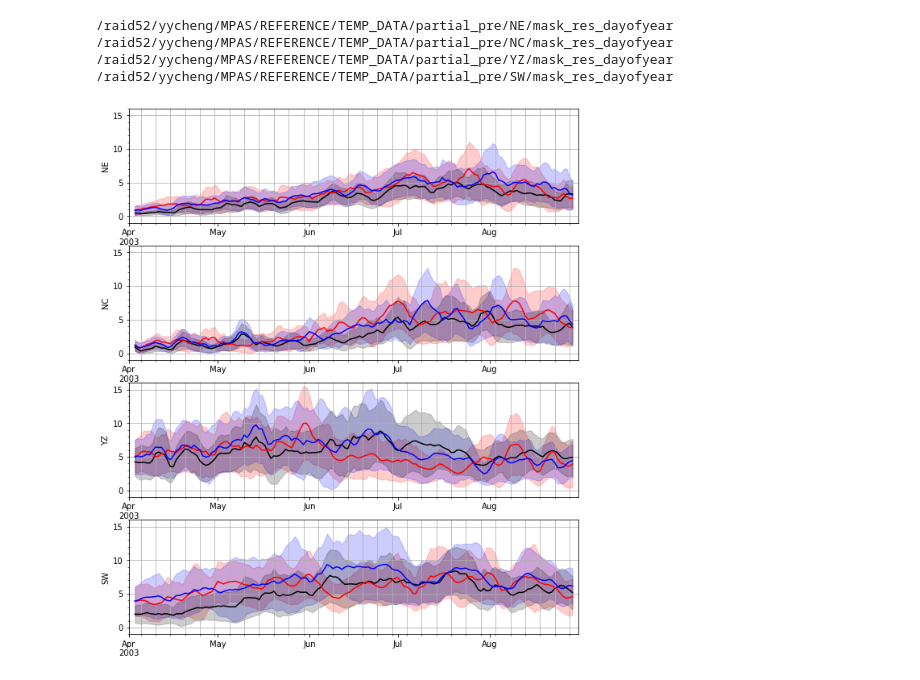
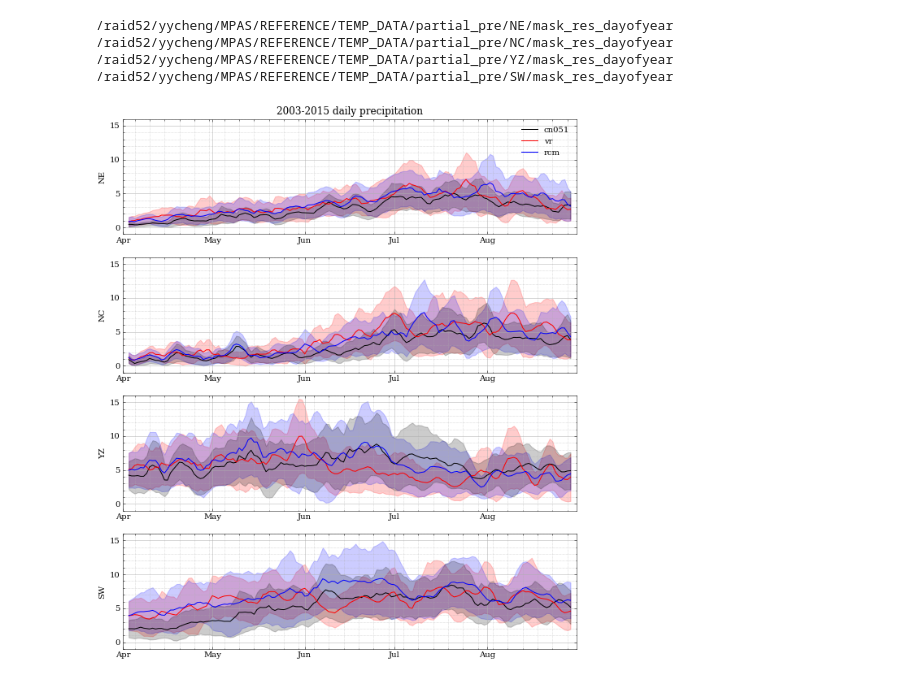
Before and after one commit to dozerlcl/MPAS_case_study, a Jupyter notebook: 92-25km_vr_rcm_postprocess/visualization/check_obs/check_cn051/pre/time_series_partial/precip_timemean_all_partial.ipynb, the cells around one changed output. Saved outputs shown, nothing was run; the diff lists cells and outputs as text; code cells hidden in the pictures.

```diff
--- a/92-25km_vr_rcm_postprocess/visualization/check_obs/check_cn051/pre/time_series_partial/precip_timemean_all_partial.ipynb
+++ b/92-25km_vr_rcm_postprocess/visualization/check_obs/check_cn051/pre/time_series_partial/precip_timemean_all_partial.ipynb
@@ -64,43 +64,51 @@ for i in partial_list:
 import matplotlib.dates as dates
 from matplotlib.ticker import (MultipleLocator, FormatStrFormatter,
                                AutoMinorLocator)
+
+# import matplotlib.pyplot as plt
+# plt.style.use(['science', 'no-latex', 'cjk-tc-font'])
+plt.style.use(['science', 'no-latex']) # 采用 安装的scinence绘图风格，matplotlib风格拓展
 
 inum = 0
 fig,ax = plt.subplots(4,1,figsize=(16,12))
 for i in partial_list:
     plot_pd = mean_temp[i]
     std_pd  = std_temp[i]
     # pd_plot = pd.concat([df_obs, df_mod,minus], axis=1)
     ymin = -1.
     ymax = 16.
-    idx = pd.date_range("2003-"+'04-01', "2003-"+'09-01')
+    # idx = pd.date_range("2003-"+'04-01', "2003-"+'09-01')
     # s = pd.Series(np.random.randn(len(idx)), index=idx)
 
     # fig, ax = plt.subplots()
     # ax.plot_date(idx.to_pydatetime(), 'v-')
     ax[inum] = plot_pd.plot(figsize=(10,12),style=['-k','-r','-b'],ax = ax[inum])
     ax[inum].xaxis.set_minor_locator(dates.DayLocator(interval=5))
     # ax.xaxis.set_minor_formatter(dates.DateFormatter('%d\n%a'))
     ax[inum].fill_between(plot_pd.index, plot_pd['vr'].values+std_pd['vr'].values, plot_pd['vr'].values-std_pd['vr'].values, color = 'r', alpha = 0.2)
     ax[inum].fill_between(plot_pd.index, plot_pd['rcm'].values+std_pd['rcm'].values, plot_pd['rcm'].values-std_pd['rcm'].values, color = 'b', alpha = 0.2)
     ax[inum].fill_between(plot_pd.index, plot_pd['cn051'].values+std_pd['cn051'].values, plot_pd['cn051'].values-std_pd['cn051'].values, color = 'k', alpha = 0.2)
-    ax[inum].xaxis.grid(True, which="minor")
-    ax[inum].xaxis.set_major_locator(dates.MonthLocator())
     # ax[inum].set_xlim([xmin,xmax])
-    # ax[inum].yaxis.grid(True, which="minor")
-    ax[inum].yaxis.grid(True, which="major")
+    ax[inum].xaxis.grid(True, which="minor", linestyle = ":")
+    ax[inum].xaxis.grid(True, which="major", linestyle = "-")
+    ax[inum].yaxis.grid(True, which="minor", linestyle = ":")
+    ax[inum].yaxis.grid(True, which="major", linestyle = "-")
 
     ax[inum].yaxis.set_major_locator(MultipleLocator(5.))
     ax[inum].yaxis.set_major_formatter(FormatStrFormatter('%1.f'))
     ax[inum].yaxis.set_minor_locator(MultipleLocator(1.))
 
     ax[inum].set_ylim([ymin,ymax])
     ax[inum].set_ylabel(i)
     ax[inum].get_legend().remove()
-    # plt.savefig("./output_pic/series_dayofyear.png")
+    ax[inum].xaxis.set_major_locator(dates.MonthLocator())
+    ax[inum].xaxis.set_major_formatter(dates.DateFormatter('%b'))
     inum = inum + 1
 
-# ax[3].xaxis.set_major_formatter(dates.DateFormatter('%b'))
-# plt.title("2003-2015")
+ax[0].legend()
+ax[0].set_title("2003-2015 daily precipitation")
+# 背景设置为白色，否则会成为透明，png格式下
+fig.patch.set_facecolor('white')
+plt.savefig("./output_pic/series_dayofyear.png", dpi = 300)
 # %% [output]
-[figure, old version]
+[figure, new version]
```
Also changed, not shown: 6 other files.
